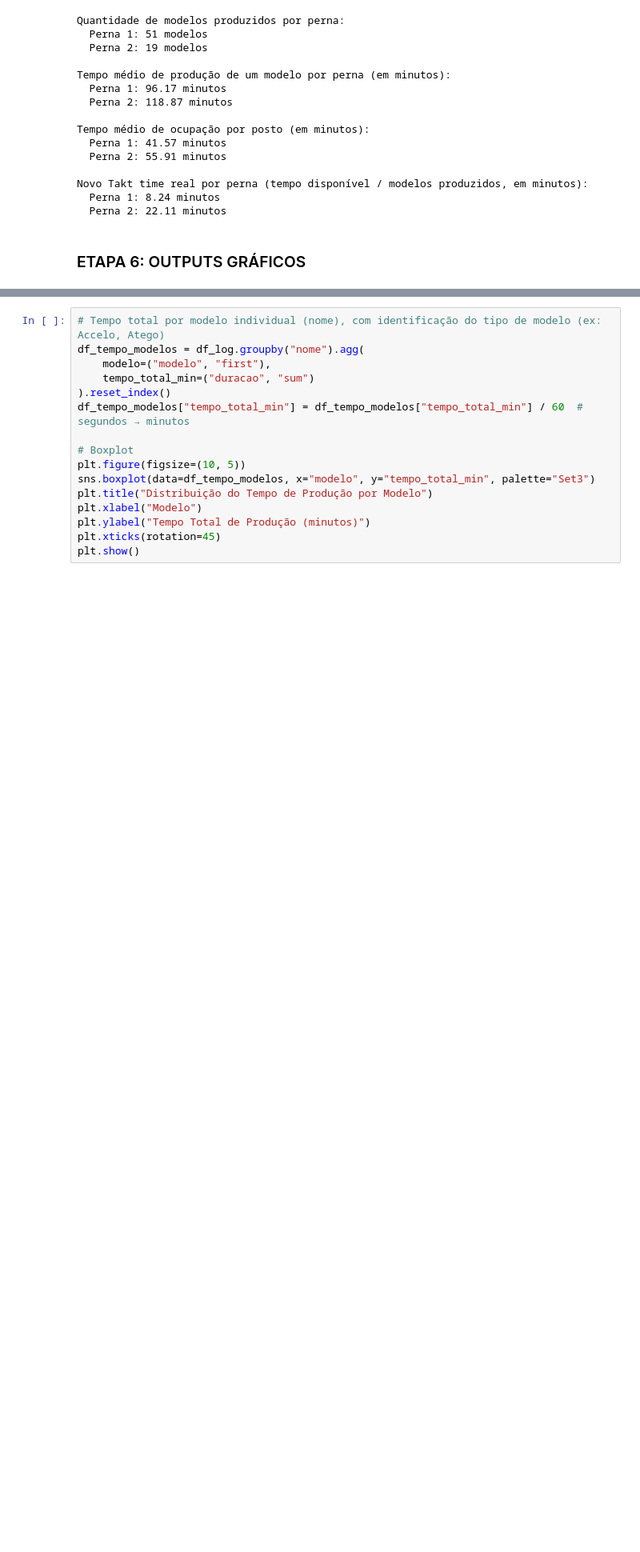
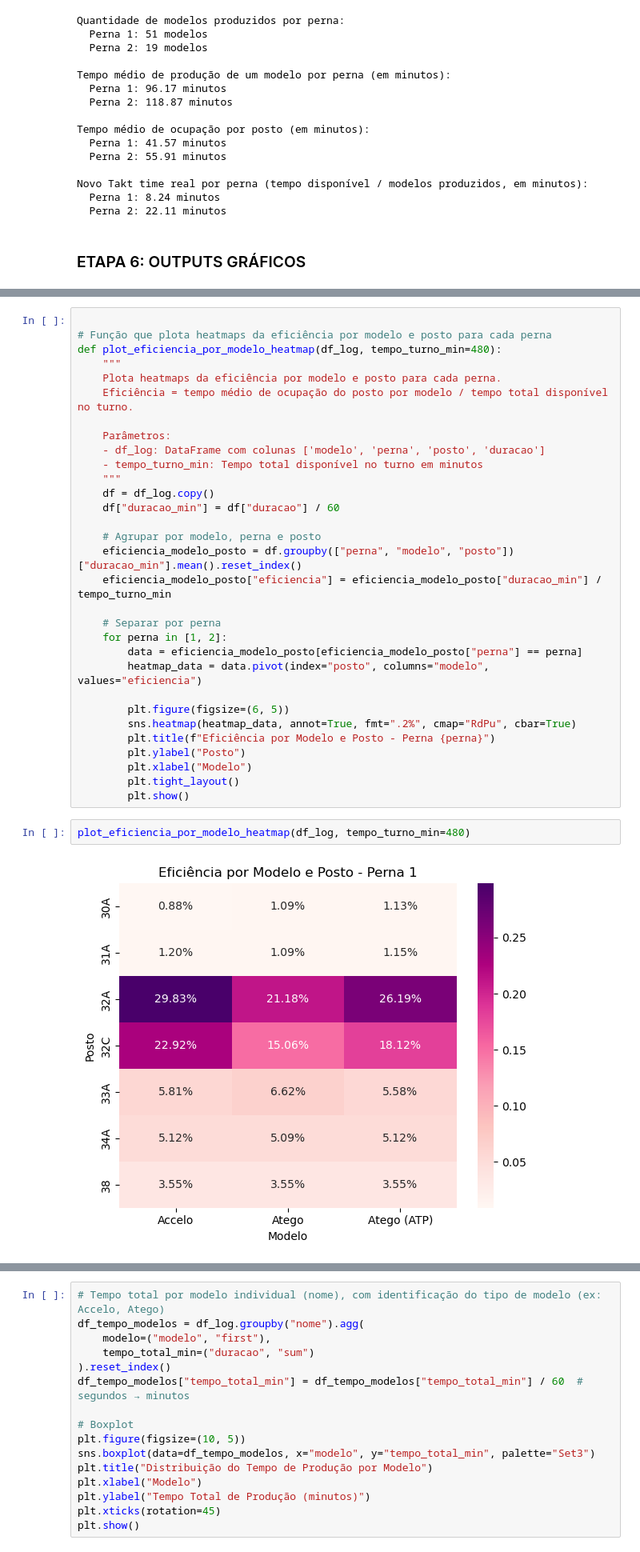
Before and after one commit to MatheusFariasPJ/PROJETO_MERCEDES, a Jupyter notebook: Linha_atual.ipynb, the cells around one changed output, grey strips where cells are left out. Shown at 80% size. Saved outputs shown, nothing was run; the diff lists cells and outputs as text; blank space fills up the shorter version.

```diff
--- a/Linha_atual.ipynb
+++ b/Linha_atual.ipynb
@@ -597,0 +634,35 @@ plt.show()
+# %%
+
+# Função que plota heatmaps da eficiência por modelo e posto para cada perna
+def plot_eficiencia_por_modelo_heatmap(df_log, tempo_turno_min=480):
+    """
+    Plota heatmaps da eficiência por modelo e posto para cada perna.
+    Eficiência = tempo médio de ocupação do posto por modelo / tempo total disponível no turno.
+
+    Parâmetros:
+    - df_log: DataFrame com colunas ['modelo', 'perna', 'posto', 'duracao']
+    - tempo_turno_min: Tempo total disponível no turno em minutos
+    """
+    df = df_log.copy()
+    df["duracao_min"] = df["duracao"] / 60
+
+    # Agrupar por modelo, perna e posto
+    eficiencia_modelo_posto = df.groupby(["perna", "modelo", "posto"])["duracao_min"].mean().reset_index()
+    eficiencia_modelo_posto["eficiencia"] = eficiencia_modelo_posto["duracao_min"] / tempo_turno_min
+
+    # Separar por perna
+    for perna in [1, 2]:
+        data = eficiencia_modelo_posto[eficiencia_modelo_posto["perna"] == perna]
+        heatmap_data = data.pivot(index="posto", columns="modelo", values="eficiencia")
+
+        plt.figure(figsize=(6, 5))
+        sns.heatmap(heatmap_data, annot=True, fmt=".2%", cmap="RdPu", cbar=True)
+        plt.title(f"Eficiência por Modelo e Posto - Perna {perna}")
+        plt.ylabel("Posto")
+        plt.xlabel("Modelo")
+        plt.tight_layout()
+        plt.show()
+# %%
+plot_eficiencia_por_modelo_heatmap(df_log, tempo_turno_min=480)
+# %% [output]
+[figure, added]
```
Also changed, not shown: parts of 17 cells of this notebook.
